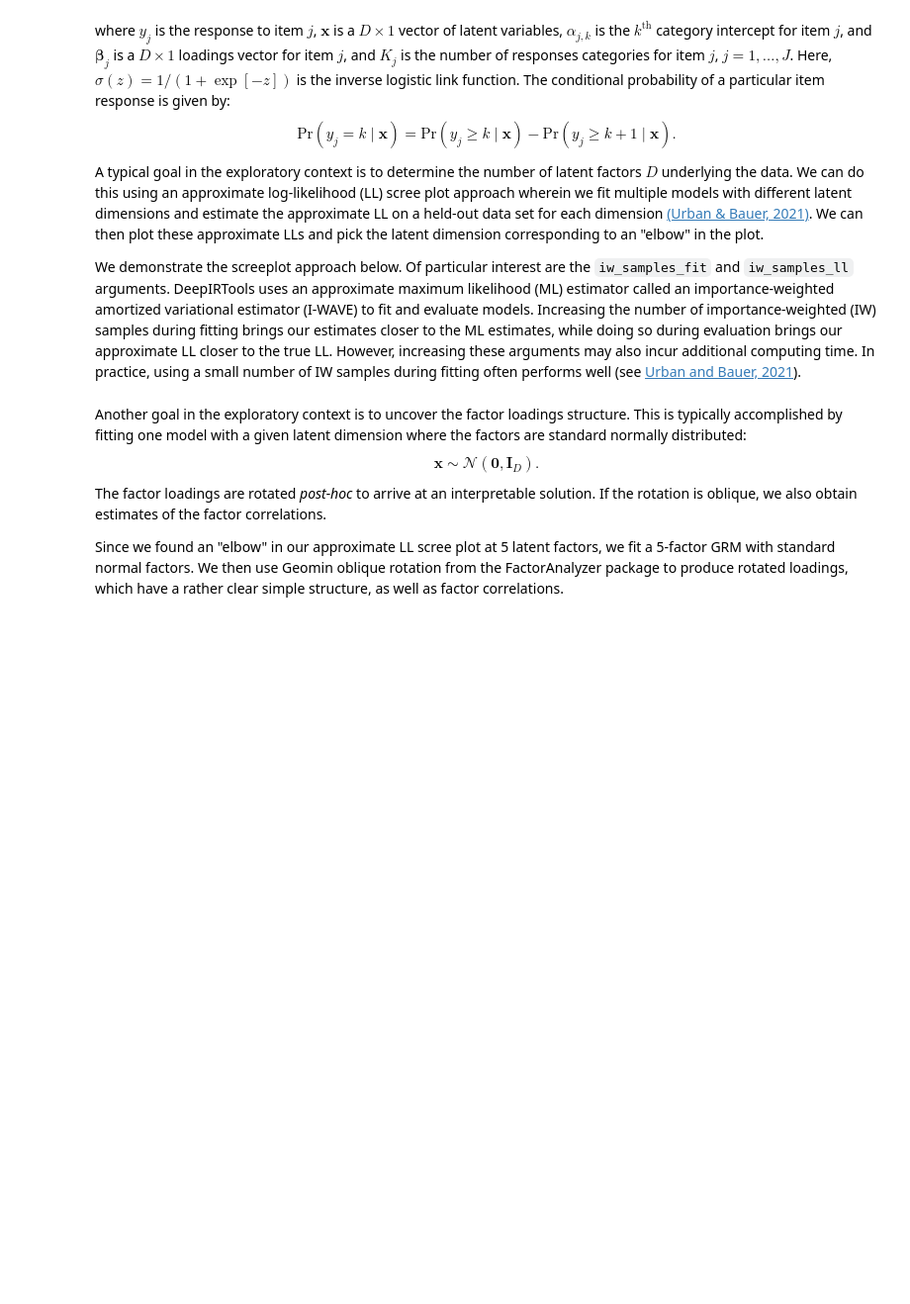
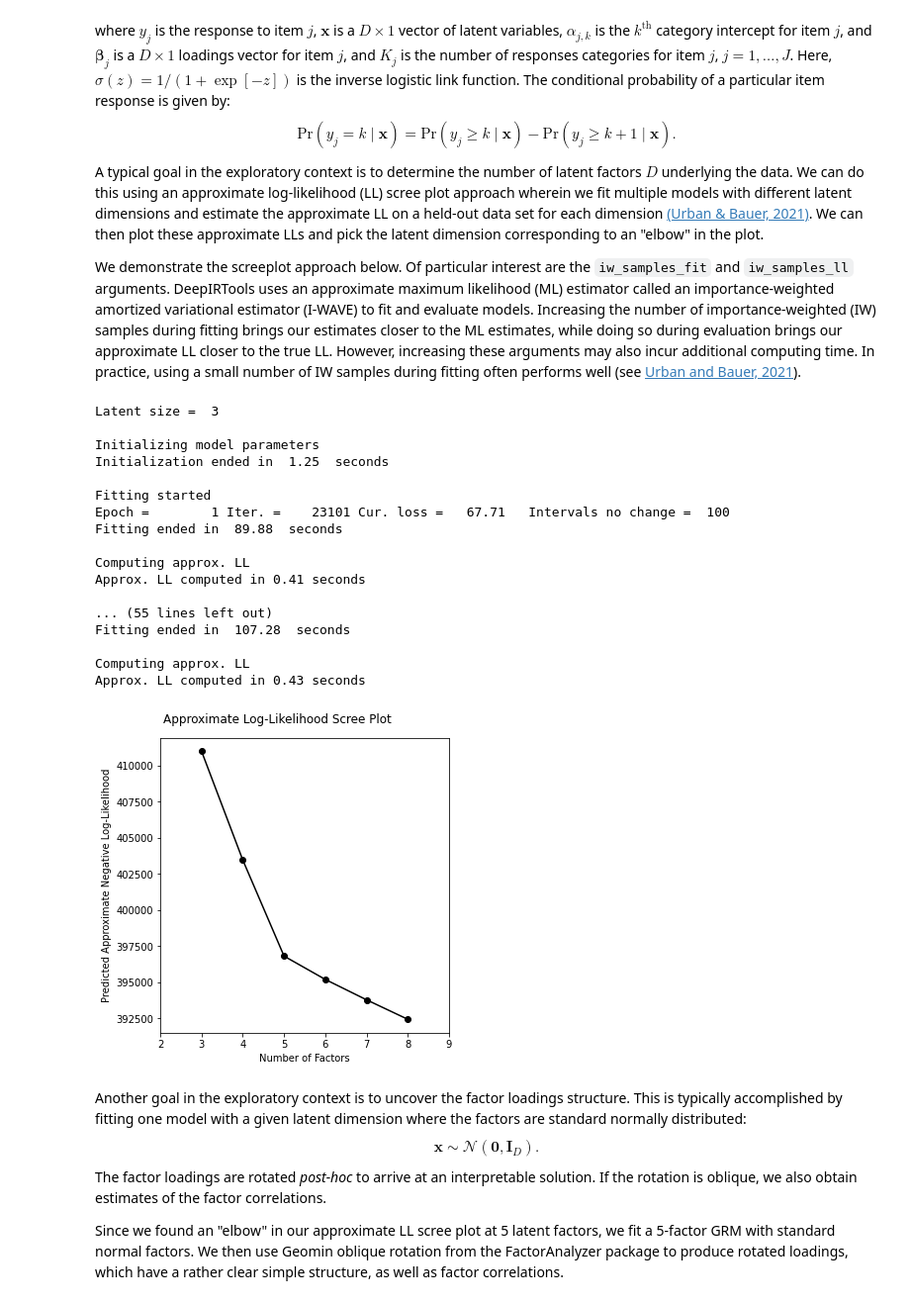
Before and after one commit to cjurban/deepirtools, a Jupyter notebook: examples/big_5_tutorial.ipynb, the cells around one changed output. Shown at 99% size. Saved outputs shown, nothing was run; the diff lists cells and outputs as text; code cells hidden in the pictures; blank space fills up the shorter version.

```diff
--- a/examples/big_5_tutorial.ipynb
+++ b/examples/big_5_tutorial.ipynb
@@ -77,27 +79,46 @@ We demonstrate the screeplot approach below. Of particular interest are the `iw_
 # %%
 latent_sizes = [3, 4, 5, 6, 7, 8] # List of latent dimensions to plot.
 lrs = [(0.1/(latent_size+1))*5**-1 for latent_size in latent_sizes] # Step sizes for optimization procedure,
                                                                     # scaled according to latent dimension.
                                                                     # We find this often works well empirically.
 
 device = torch.device("cuda" if torch.cuda.is_available() else "cpu") # Use GPU if available, else use CPU.
-batch_size = (1024 if device == "cuda" else 32) # Use a large optimization batch size if GPU available.
+batch_size = (512 if device == "cuda" else 32) # Use a large optimization batch size if GPU available.
 
 # This will take a few minutes to run since we're fitting and evaluating multiple models.
 ll_list = deepirtools.screeplot(
             latent_sizes = latent_sizes,
             data = Y,
             model_type = "grm", # "grm" = graded response model.
             test_size = 0.01, # Hold out 1 percent of the data for computing the LL.
             inference_net_sizes_list = [[100]] * 6, # Neural net sizes.
             learning_rates = lrs,
             missing_mask = missing_mask, # Indicates locations of missing item responses.
             batch_size = batch_size,
             device = device,
             iw_samples_fit = 5, # Increasing improves approximation to the ML estimator during fitting.
             iw_samples_ll = 500, # Increasing improves approximation to true LL during evaluation.
             n_cats = [5] * n_items, # Number of categories per item.
            )
+# %% [output]
+Latent size =  3
+
+Initializing model parameters
+Initialization ended in  1.25  seconds
+
+Fitting started
+Epoch =        1 Iter. =    23101 Cur. loss =   67.71   Intervals no change =  100
+Fitting ended in  89.88  seconds
+
+Computing approx. LL
+Approx. LL computed in 0.41 seconds
+
+... (55 lines left out)
+Fitting ended in  107.28  seconds
+
+Computing approx. LL
+Approx. LL computed in 0.43 seconds
+[figure, added]
 # %% [markdown]
 Another goal in the exploratory context is to uncover the factor loadings structure. This is typically accomplished by fitting one model with a given latent dimension where the factors are standard normally distributed:
 \begin{equation}
```
Also changed, not shown: parts of 17 cells of this notebook, 1 other file.
